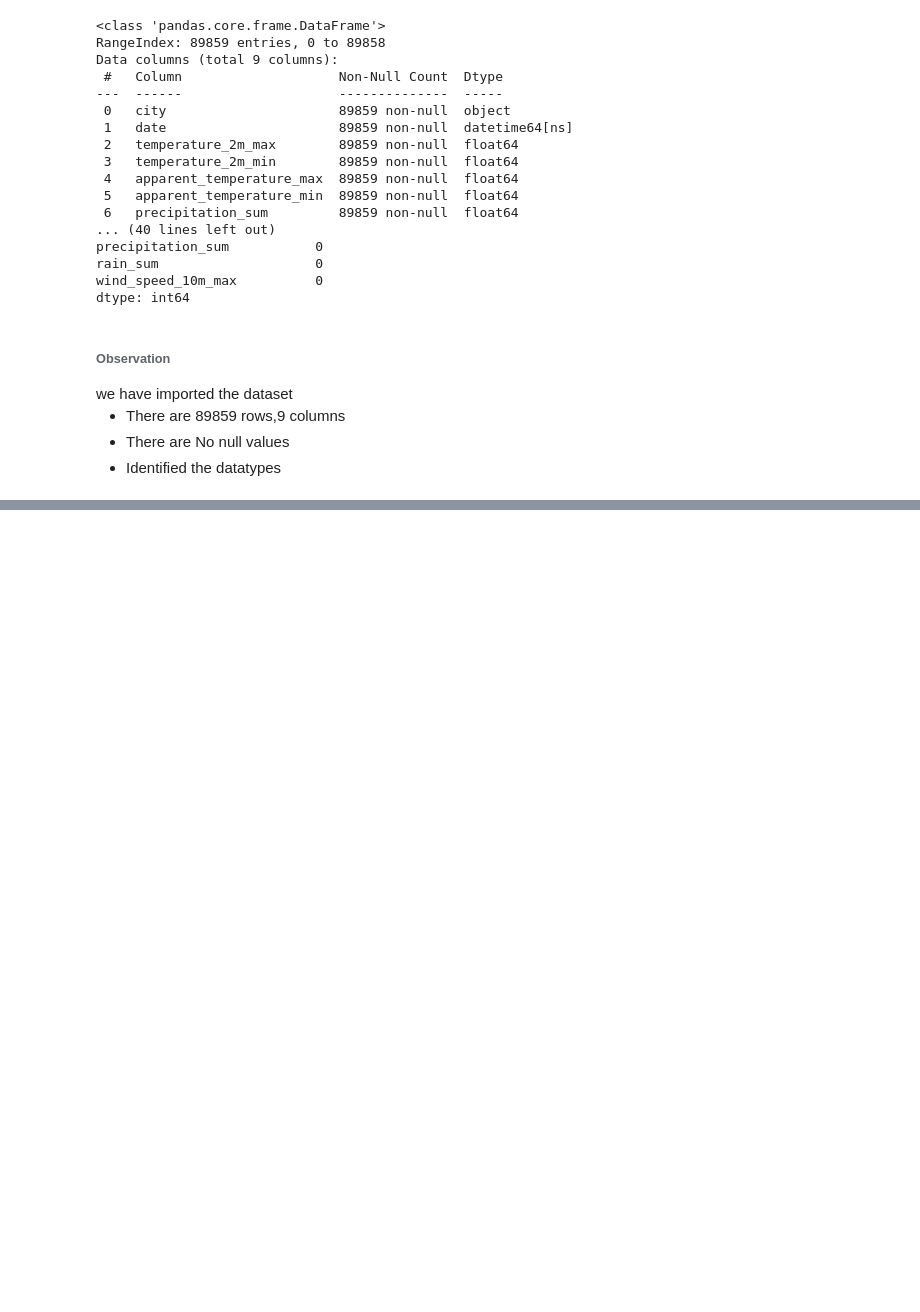
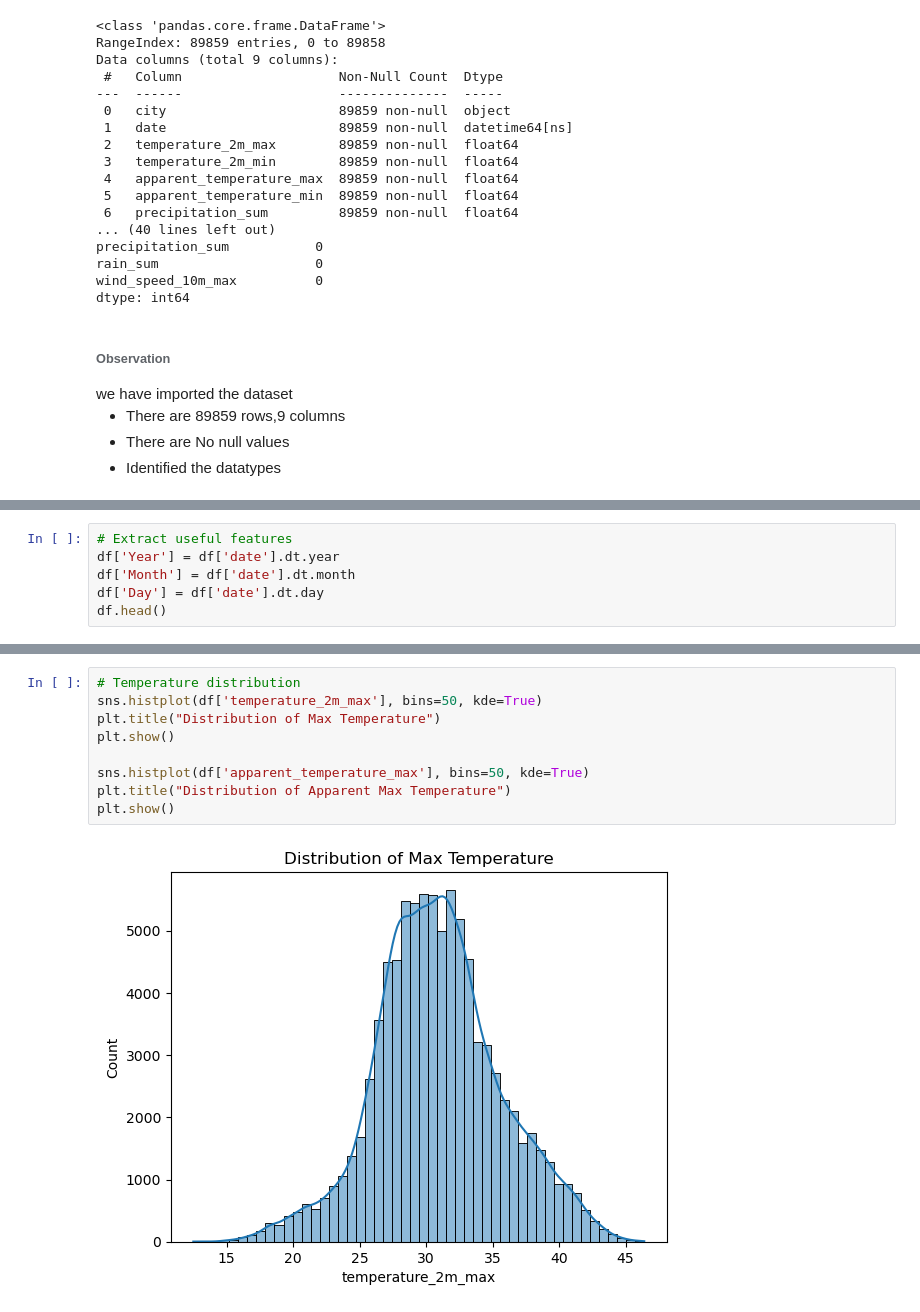
Before and after one commit to Keerthanabommera/Heatwave_Prediction_Project, a Jupyter notebook: Heatwave_Intensity_Duration_Prediction.ipynb, the cells around one changed output, grey strips where cells are left out. Saved outputs shown, nothing was run; the diff lists cells and outputs as text; blank space fills up the shorter version.

```diff
--- a/Heatwave_Intensity_Duration_Prediction.ipynb
+++ b/Heatwave_Intensity_Duration_Prediction.ipynb
@@ -67,0 +81,6 @@ we have imported the dataset
+# %%
+# Extract useful features
+df['Year'] = df['date'].dt.year
+df['Month'] = df['date'].dt.month
+df['Day'] = df['date'].dt.day
+df.head()
@@ -67,0 +94,11 @@ we have imported the dataset
+# %%
+# Temperature distribution
+sns.histplot(df['temperature_2m_max'], bins=50, kde=True)
+plt.title("Distribution of Max Temperature")
+plt.show()
+
+sns.histplot(df['apparent_temperature_max'], bins=50, kde=True)
+plt.title("Distribution of Apparent Max Temperature")
+plt.show()
+# %% [output]
+[figure, added]
```
Also changed, not shown: parts of 18 cells of this notebook.
